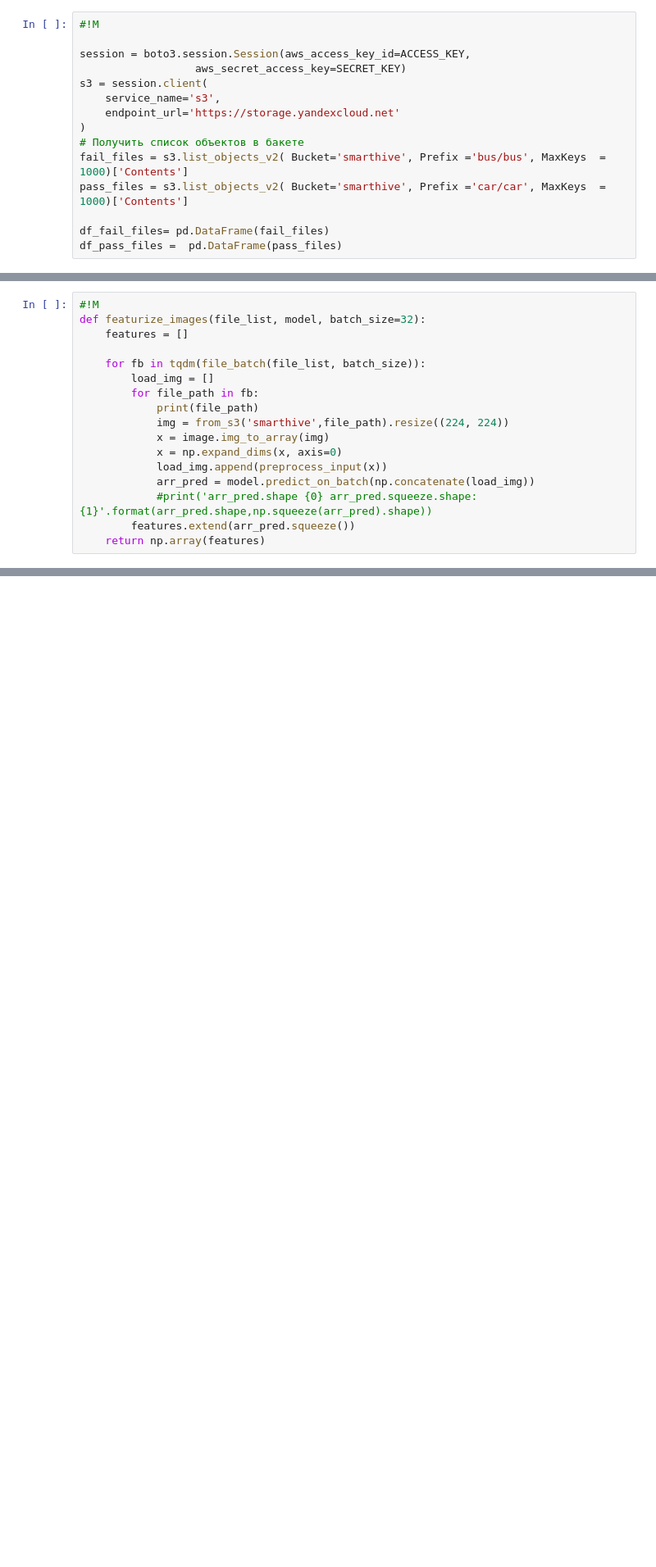
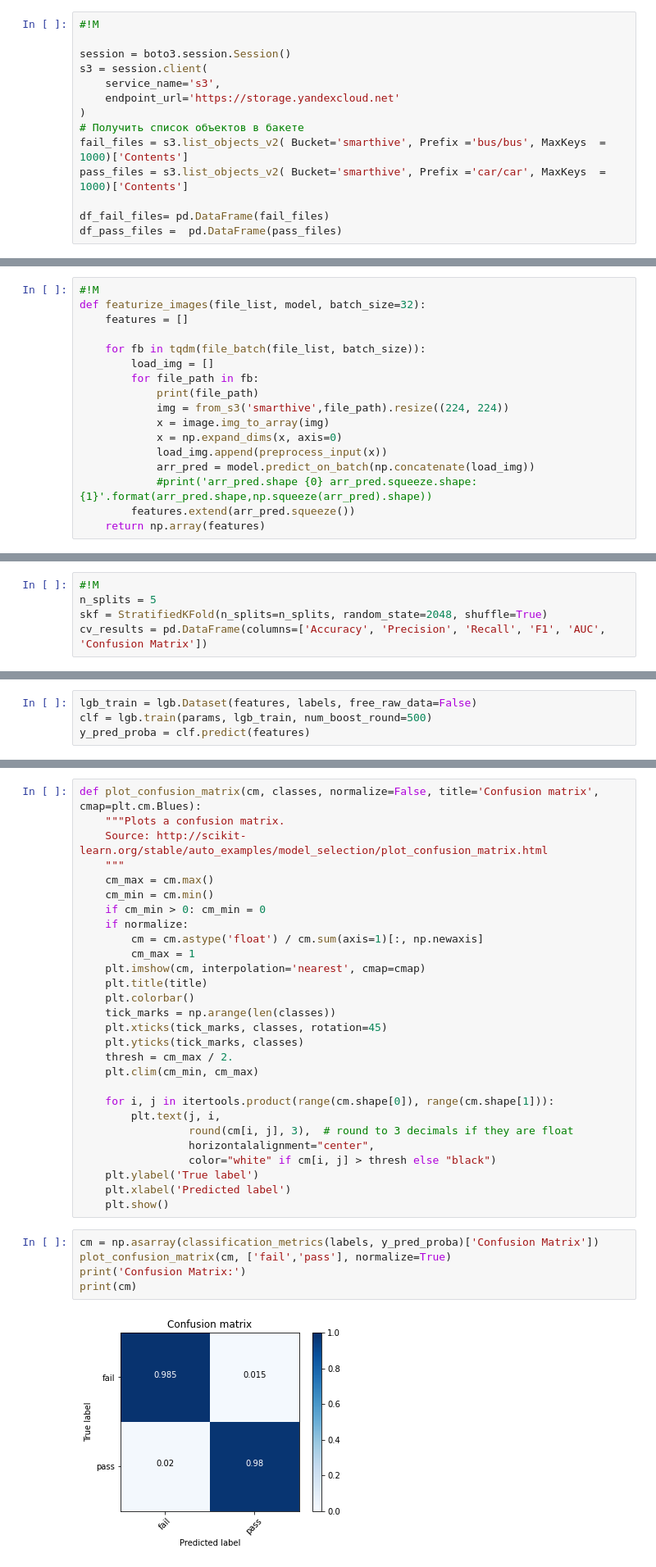
Before and after one commit to MaxKhlupnov/ImageClassificationML, a Jupyter notebook: ML/model-building.ipynb, the cells around one changed output, grey strips where cells are left out. Shown at 82% size. Cells and saved outputs as stored; diff of their text form; blank space fills up the shorter version.

Commit message:
train model

```diff
--- a/ML/model-building.ipynb
+++ b/ML/model-building.ipynb
@@ -42,8 +42,7 @@ os.environ["AWS_SHARED_CREDENTIALS_FILE"] = "./yc.config"
 # %%
 #!M
 
-session = boto3.session.Session(aws_access_key_id=ACCESS_KEY,
-                  aws_secret_access_key=SECRET_KEY)
+session = boto3.session.Session()
 s3 = session.client(
     service_name='s3',
     endpoint_url='https://storage.yandexcloud.net'
@@ -137,0 +143,5 @@ features.shape
+# %%
+#!M
+n_splits = 5
+skf = StratifiedKFold(n_splits=n_splits, random_state=2048, shuffle=True)
+cv_results = pd.DataFrame(columns=['Accuracy', 'Precision', 'Recall', 'F1', 'AUC', 'Confusion Matrix'])
@@ -137,0 +197,4 @@ features.shape
+# %%
+lgb_train = lgb.Dataset(features, labels, free_raw_data=False)
+clf = lgb.train(params, lgb_train, num_boost_round=500)
+y_pred_proba = clf.predict(features)
@@ -137,0 +203,35 @@ features.shape
+# %%
+def plot_confusion_matrix(cm, classes, normalize=False, title='Confusion matrix', cmap=plt.cm.Blues):
+    """Plots a confusion matrix.
+    Source: http://scikit-learn.org/stable/auto_examples/model_selection/plot_confusion_matrix.html
+    """
+    cm_max = cm.max()
+    cm_min = cm.min()
+    if cm_min > 0: cm_min = 0
+    if normalize:
+        cm = cm.astype('float') / cm.sum(axis=1)[:, np.newaxis]
+        cm_max = 1
+    plt.imshow(cm, interpolation='nearest', cmap=cmap)
+    plt.title(title)
+    plt.colorbar()
+    tick_marks = np.arange(len(classes))
+    plt.xticks(tick_marks, classes, rotation=45)
+    plt.yticks(tick_marks, classes)
+    thresh = cm_max / 2.
+    plt.clim(cm_min, cm_max)
+
+    for i, j in itertools.product(range(cm.shape[0]), range(cm.shape[1])):
+        plt.text(j, i,
+                 round(cm[i, j], 3),  # round to 3 decimals if they are float
+                 horizontalalignment="center",
+                 color="white" if cm[i, j] > thresh else "black")
+    plt.ylabel('True label')
+    plt.xlabel('Predicted label')
+    plt.show()
+# %%
+cm = np.asarray(classification_metrics(labels, y_pred_proba)['Confusion Matrix'])
+plot_confusion_matrix(cm, ['fail','pass'], normalize=True)
+print('Confusion Matrix:')
+print(cm)
+# %% [output]
+[figure, added]
```
Also changed, not shown: parts of 17 cells of this notebook.
